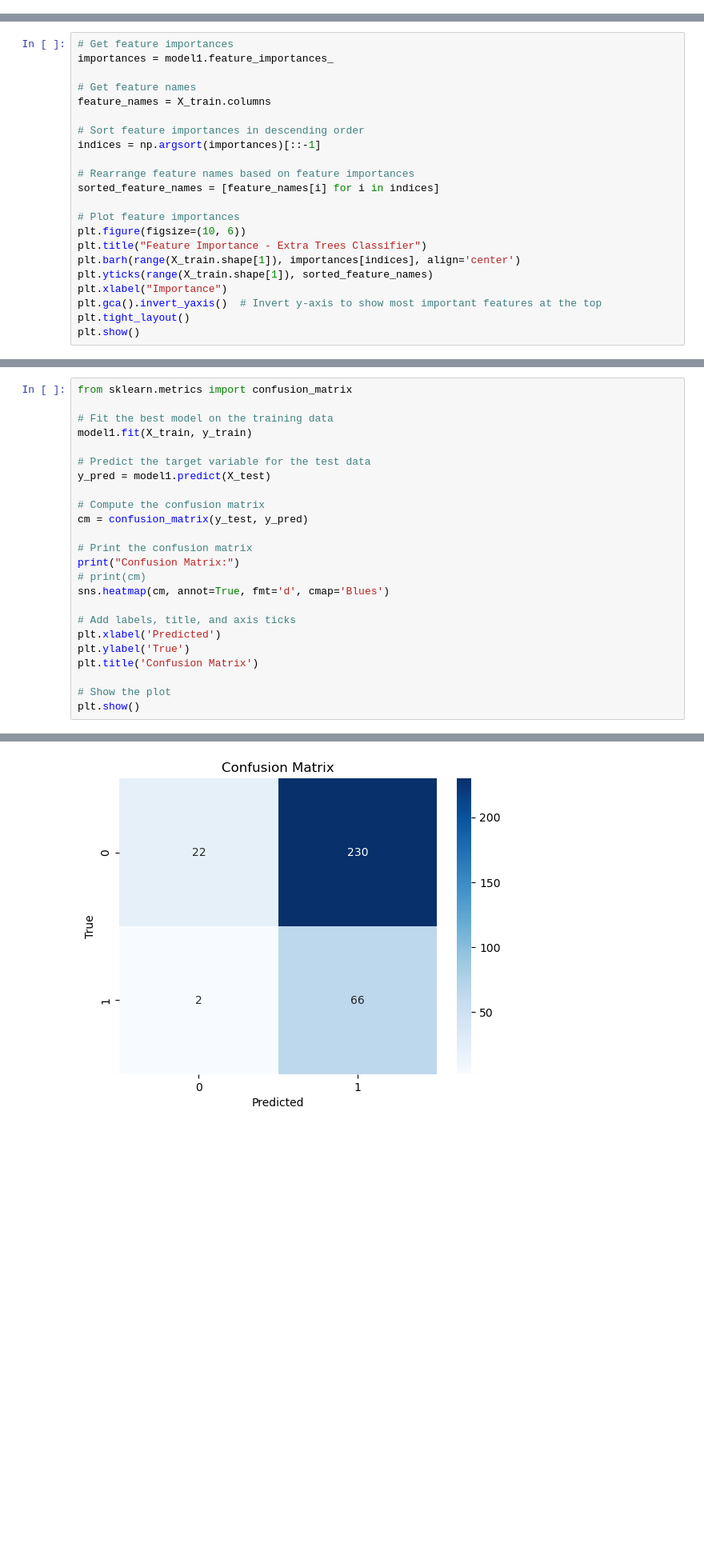
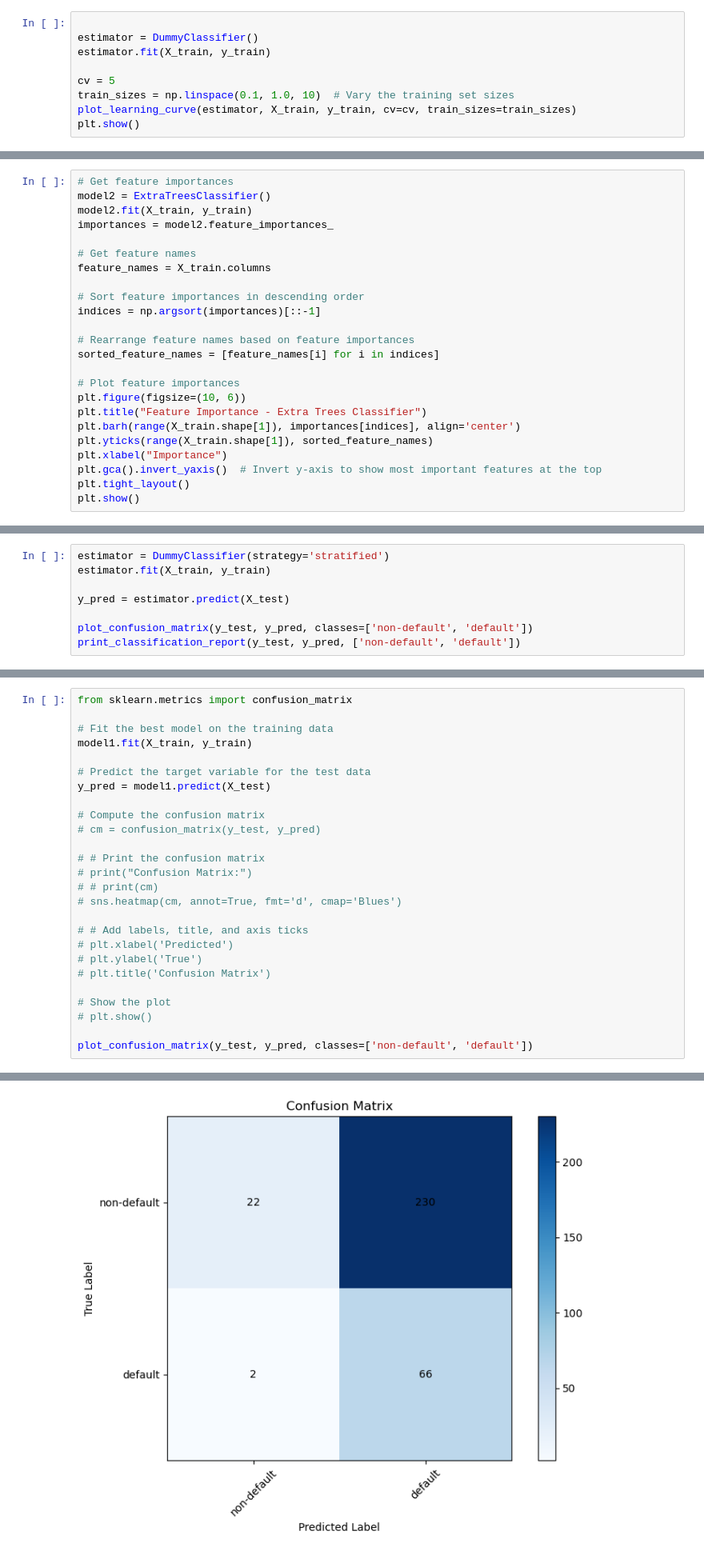
Before and after one commit to ahmakhoo/AIML-CA1, a Jupyter notebook: AIML/CA1/CA1 code - redo.ipynb, the cells around one changed output, grey strips where cells are left out. Shown at 80% size. Drawn from its saved outputs; the diff is of its cells as text; blank space fills up the shorter version.

```diff
--- a/AIML/CA1/CA1 code - redo.ipynb
+++ b/AIML/CA1/CA1 code - redo.ipynb
@@ -869,0 +1021,9 @@ dummy_score
+# %%
+
+estimator = DummyClassifier()
+estimator.fit(X_train, y_train)
+
+cv = 5
+train_sizes = np.linspace(0.1, 1.0, 10)  # Vary the training set sizes
+plot_learning_curve(estimator, X_train, y_train, cv=cv, train_sizes=train_sizes)
+plt.show()
@@ -1307,6 +1145,8 @@ plt.show()
 # %%
 # Get feature importances
-importances = model1.feature_importances_
+model2 = ExtraTreesClassifier()
+model2.fit(X_train, y_train)
+importances = model2.feature_importances_
 
 # Get feature names
 feature_names = X_train.columns
@@ -1568,0 +1272,8 @@ Best Score: 0.978178414856411
+# %%
+estimator = DummyClassifier(strategy='stratified')
+estimator.fit(X_train, y_train)
+
+y_pred = estimator.predict(X_test)
+
+plot_confusion_matrix(y_test, y_pred, classes=['non-default', 'default'])
+print_classification_report(y_test, y_pred, ['non-default', 'default'])
@@ -1704,18 +1418,20 @@ model1.fit(X_train, y_train)
 y_pred = model1.predict(X_test)
 
 # Compute the confusion matrix
-cm = confusion_matrix(y_test, y_pred)
+# cm = confusion_matrix(y_test, y_pred)
 
-# Print the confusion matrix
-print("Confusion Matrix:")
-# print(cm)
-sns.heatmap(cm, annot=True, fmt='d', cmap='Blues')
+# # Print the confusion matrix
+# print("Confusion Matrix:")
+# # print(cm)
+# sns.heatmap(cm, annot=True, fmt='d', cmap='Blues')
 
-# Add labels, title, and axis ticks
-plt.xlabel('Predicted')
-plt.ylabel('True')
-plt.title('Confusion Matrix')
+# # Add labels, title, and axis ticks
+# plt.xlabel('Predicted')
+# plt.ylabel('True')
+# plt.title('Confusion Matrix')
 
 # Show the plot
-plt.show()
+# plt.show()
+
+plot_confusion_matrix(y_test, y_pred, classes=['non-default', 'default'])
 # %% [output]
@@ -1723,4 +1438,4 @@ Confusion Matrix:
-[figure, old version]
+[figure, new version]
 # %% [markdown]
 after oversampling the data we can check to see that the model is more accurate and the precision is higher than before
 # %%
```
Also changed, not shown: parts of 64 cells of this notebook, 1 other file.
